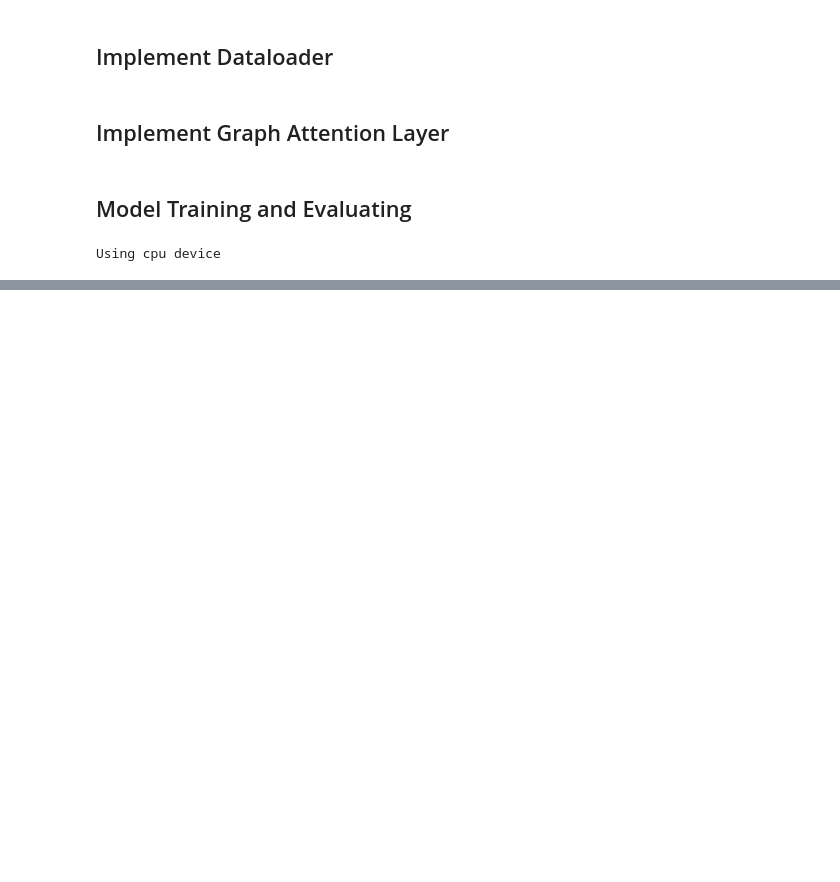
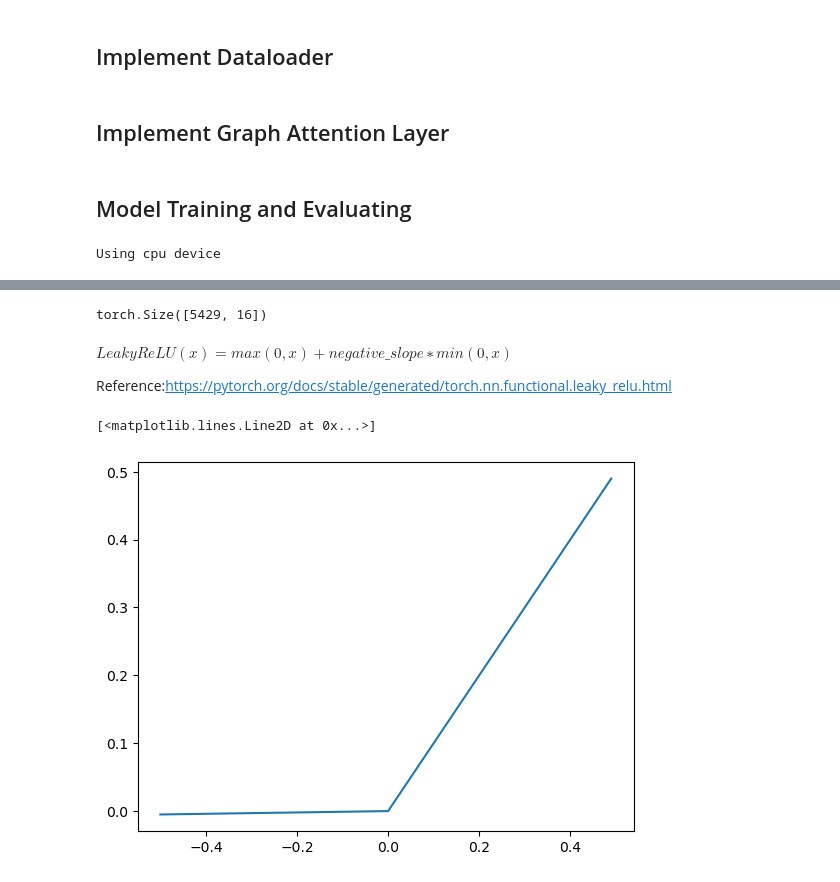
Before and after one commit to L40S38/GAT_practice, a Jupyter notebook: gat_node_classification_pytorch.ipynb, the cells around one changed output, grey strips where cells are left out. Saved outputs shown, nothing was run; the diff lists cells and outputs as text; code cells hidden in the pictures; blank space fills up the shorter version.

```diff
--- a/gat_node_classification_pytorch.ipynb
+++ b/gat_node_classification_pytorch.ipynb
@@ -294,0 +416,20 @@ tensor([[ 0,  0],
+# %%
+features_concat = features_previous_concat.reshape(edges.shape[0],-1)
+features_concat.shape
+# %% [output]
+torch.Size([5429, 16])
+# %% [markdown]
+$LeakyReLU(x)=max(0,x)+negative\_slope∗min(0,x)$
+
+Reference:https://pytorch.org/docs/stable/generated/torch.nn.functional.leaky_relu.html
+# %%
+import matplotlib.pyplot as plt
+%matplotlib inline
+
+negative_slope = 0.01 #default value
+X = np.arange(-0.5,0.5,0.01)
+LeakyReLU = np.maximum(X,0) + negative_slope*np.minimum(X,0)
+plt.plot(X,LeakyReLU)
+# %% [output]
+[<matplotlib.lines.Line2D at 0x...>]
+[figure, added]
```
Also changed, not shown: parts of 59 cells of this notebook, 1 other file.
